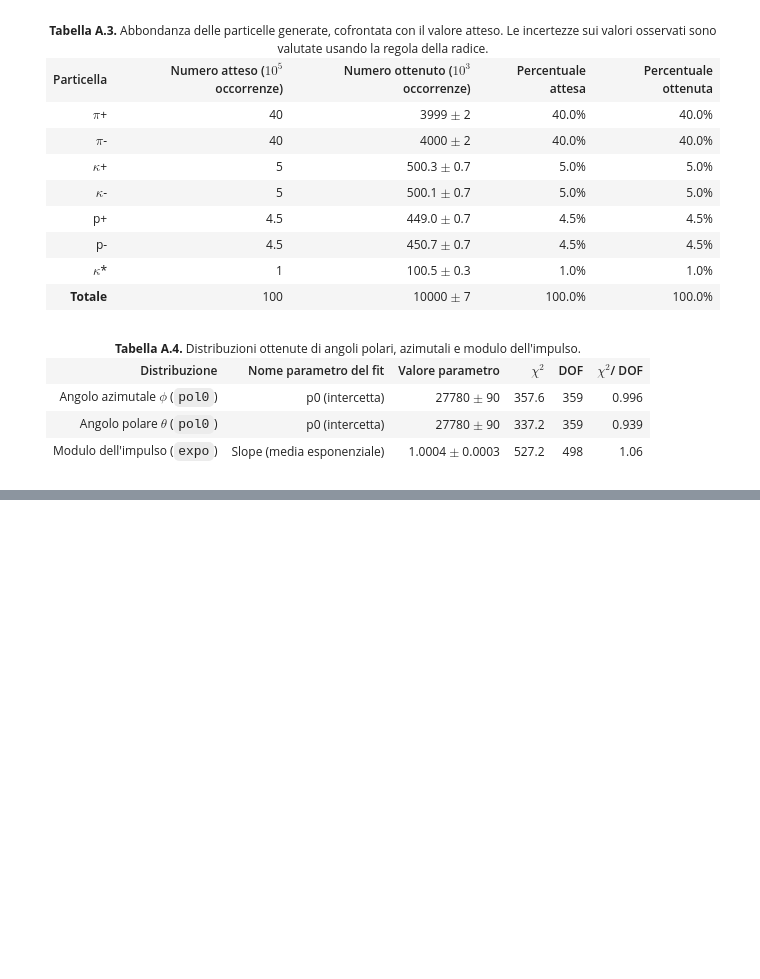
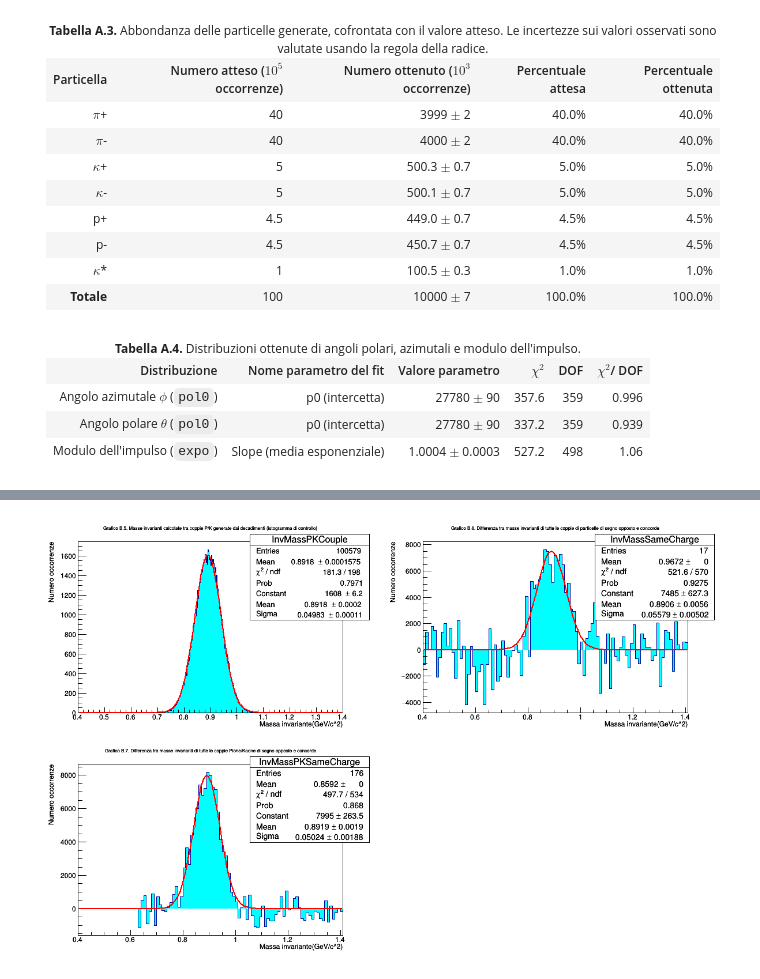
Before and after one commit to P2-718na/kstar-decay-analysis, a Jupyter notebook: notebooks/kstar-decay.ipynb, the cells around one changed output, grey strips where cells are left out. Cells and saved outputs as stored; diff of their text form; code cells hidden in the pictures; blank space fills up the shorter version.

```diff
--- a/notebooks/kstar-decay.ipynb
+++ b/notebooks/kstar-decay.ipynb
@@ -277,0 +352,61 @@ lkjn
+# %%
+// Carica i dati salvati da file
+TFile* histograms = new TFile("../rootfiles/kstar-decay-hist.root","READ");
+
+// Importa i grafici necessari per [4.2]
+TH1F* InvMassOppCharge    = (TH1F*)histograms->Get("InvMassOppCharge");   // (1)
+TH1F* InvMassSameCharge   = (TH1F*)histograms->Get("InvMassSameCharge");  // (2)
+TH1F* InvMassPKOppCharge  = (TH1F*)histograms->Get("InvMassPKOppCharge"); // (3)
+TH1F* InvMassPKSameCharge = (TH1F*)histograms->Get("InvMassPKSameCharge");// (4)
+TH1F* InvMassPKCouple     = (TH1F*)histograms->Get("InvMassPKCouple");    // (5)
+
+// Imposta lo stile
+gStyle->SetOptFit(1111);
+gStyle->SetOptStat("neM");
+
+// Crea una canvas per visualizzare i grafici e la divide in 4
+TCanvas* cv = new TCanvas("cv2", "", 1200, 800);
+cv->Divide(2, 2);
+
+// Crea l'istogramma di controllo
+InvMassPKCouple->Fit("gaus", "Q0");
+InvMassPKCouple->SetFillColor(7);
+InvMassPKCouple->SetTitle("Grafico B.5. Masse invarianti calcolate tra coppie P/K generate dai decadimenti (istogramma di controllo);Massa invariante(GeV/c^2);Numero occorrenze");
+
+// Crea l'istogramma differenza tra massa invariante di tutte le
+// particelle di segno opposto e concorde
+TH1F* InvMassSubtract = new TH1F(*InvMassSameCharge);
+InvMassSubtract->SetDrawOption("HIST");
+InvMassSubtract->SetTitle("Grafico B.6. Differenza tra masse invarianti di tutte le coppie di particelle di segno opposto e concorde;Massa invariante(GeV/c^2);Numero occorrenze");
+InvMassSubtract->Add(InvMassOppCharge, InvMassSameCharge, 1, -1); // (1) - (2)
+InvMassSubtract->Fit("gaus", "QB0");
+InvMassSubtract->SetFillColor(7);
+InvMassSubtract->SetAxisRange(0.4, 1.4);
+
+// Crea l'istogramma differenza tra massa invariante di tutte le
+// coppie P/K di segno opposto e concorde
+TH1F* InvMassPKSubtract = new TH1F(*InvMassPKSameCharge);
+InvMassPKSubtract->SetTitle("Grafico B.7. Differenza tra masse invarianti di tutte le coppie Pione/Kaone di segno opposto e concorde;Massa invariante(GeV/c^2);Numero occorrenze");
+InvMassPKSubtract->Add(InvMassPKOppCharge, InvMassPKSameCharge, 1, -1); // (3) - (4)
+InvMassPKSubtract->Fit("gaus", "QB0");
+InvMassPKSubtract->SetFillColor(7);
+InvMassPKSubtract->SetAxisRange(0.4, 1.4);
+
+cv->cd(1);
+InvMassPKCouple->Draw("HIST");
+TF1* ControlFit = InvMassPKCouple->GetFunction("gaus");
+ControlFit->Draw("same");
+
+cv->cd(2);
+InvMassSubtract->Draw("HIST");
+TF1* SubFit = InvMassSubtract->GetFunction("gaus");
+SubFit->Draw("same");
+
+cv->cd(3);
+InvMassPKSubtract->Draw("HIST");
+TF1* PKSubFit = InvMassPKSubtract->GetFunction("gaus");
+PKSubFit->Draw("same");
+
+cv->Draw();
+# %% [output]
+[figure, added]
```
Also changed, not shown: parts of 14 cells of this notebook, 5 other files.
